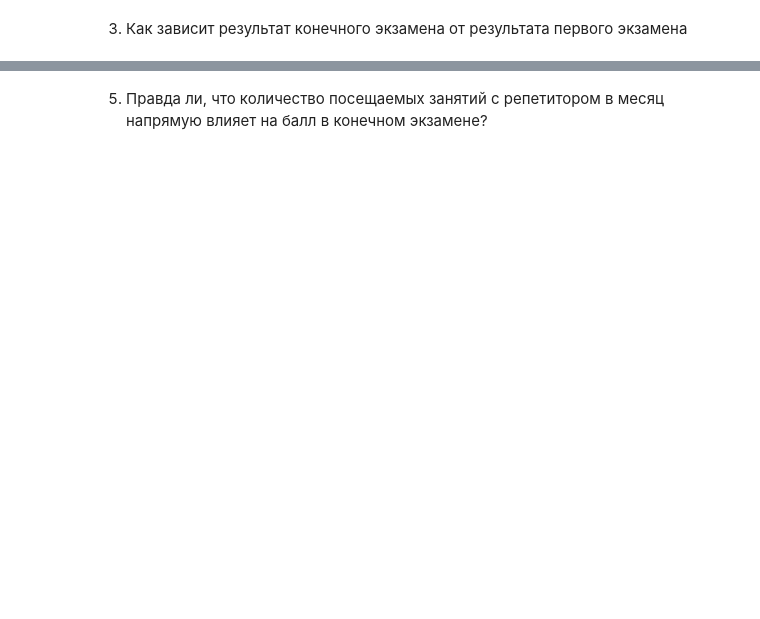
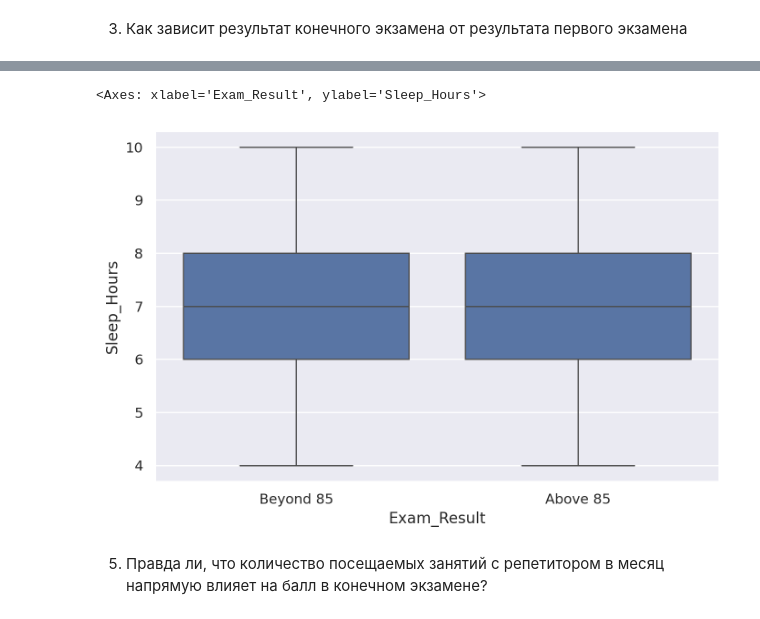
Before and after one commit to L0ckR/ML_labs, a Jupyter notebook: lab1/Lab1-6.ipynb, the cells around one changed output, grey strips where cells are left out. Saved outputs shown, nothing was run; the diff lists cells and outputs as text; code cells hidden in the pictures; blank space fills up the shorter version.

```diff
--- a/lab1/Lab1-6.ipynb
+++ b/lab1/Lab1-6.ipynb
@@ -384,2 +419,9 @@ df.Sleep_Hours.hist()
+# %%
+df['Exam_Result'] = df.Exam_Score.apply(lambda x: 'Above 85' if x > 85 else 'Beyond 85')
+
+sns.boxplot(x='Exam_Result', y='Sleep_Hours', data=df)
+# %% [output]
+<Axes: xlabel='Exam_Result', ylabel='Sleep_Hours'>
+[figure, added]
 # %% [markdown]
 5. Правда ли, что количество посещаемых занятий с репетитором в месяц напрямую влияет на балл в конечном экзамене?
```
Also changed, not shown: parts of 70 cells of this notebook.
